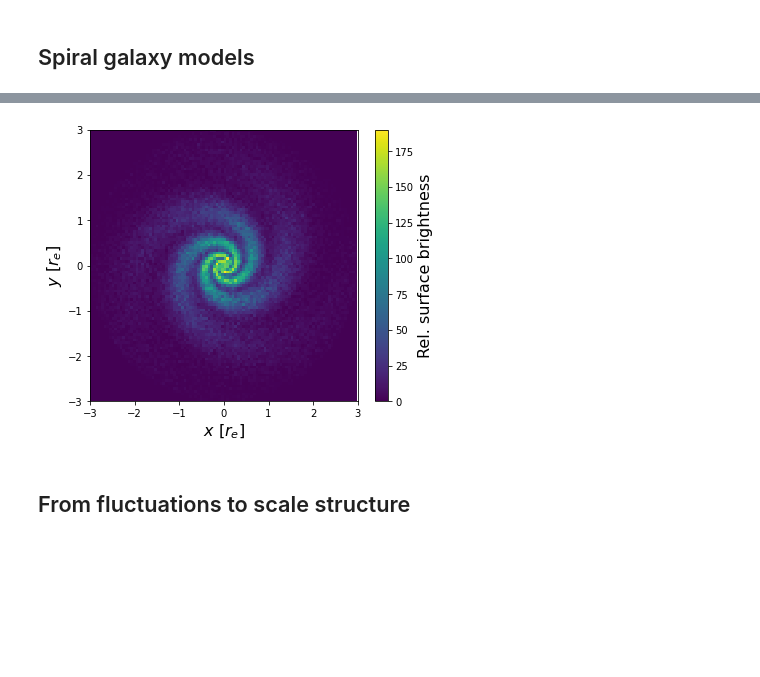
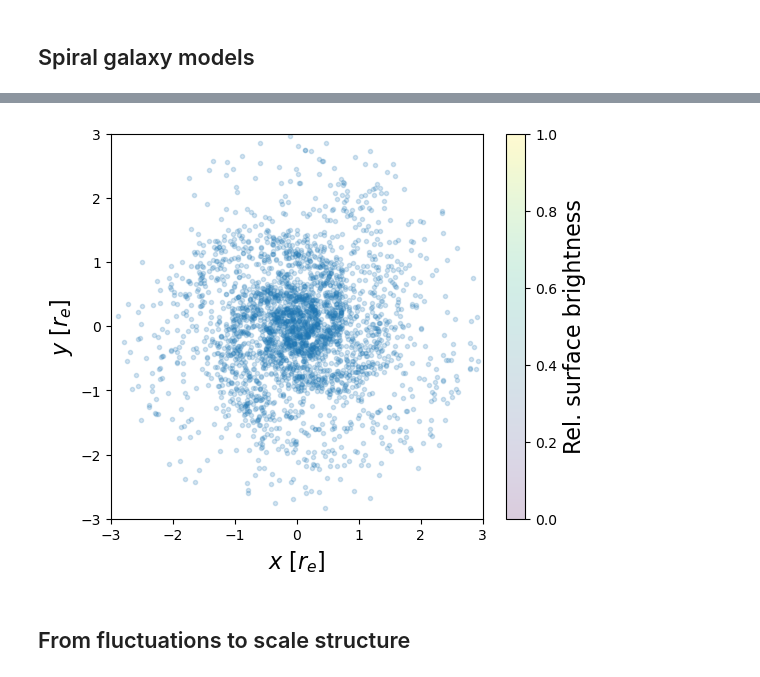
Before and after one commit to ansomax/AMAS_Project, a Jupyter notebook: Data points sampling.ipynb, the cells around one changed output, grey strips where cells are left out. Saved outputs shown, nothing was run; the diff lists cells and outputs as text; code cells hidden in the pictures; blank space fills up the shorter version.

```diff
--- a/Data points sampling.ipynb
+++ b/Data points sampling.ipynb
@@ -53,30 +53,30 @@ plt.colorbar(label='Rel. surface brightness');
 # %%
 #Spiral arm galaxy
 
 n_sersic = 1; re = 2; Ie = 1; rmax = 3*re; Na = 3; w = 0.6; p = 10*np.pi/180
-N = 100000
+N = 3000
 
 #Now both radius and phi dependence
 r = np.random.uniform(0,rmax,5*N)
 phi = np.random.uniform(0,2*np.pi,5*N)
 pr = np.random.uniform(0,np.max(prob_spiral(n_sersic, Ie, re, Na, w, p, r, phi)),5*N)
 
 mask = pr <= prob_spiral(n_sersic, Ie, re, Na, w, p, r, phi)
 r = (r[mask])[:N]
 phi = (phi[mask])[:N]
 
 rx = r*np.cos(phi) / re
 ry = r*np.sin(phi) / re
 
 plt.figure(figsize=(6,5))
 
-plt.hist2d(rx, ry, bins=100)
+plt.scatter(rx, ry, marker='.', alpha=0.2)
 plt.gca().set(xlabel='$x\ [r_e]$', ylabel='$y\ [r_e]$', xlim=(-rmax/re,rmax/re), ylim=(-rmax/re,rmax/re))
 plt.colorbar(label='Rel. surface brightness');
 
 #np.savetxt('spiralarm_galaxy.txt', np.c_[rx, ry], fmt='%.3f')
 # %% [output]
-[figure, old version]
+[figure, new version]
 # %% [markdown]
 ## From fluctuations to scale structure
 # %%
```
Also changed, not shown: parts of 1 cell of this notebook, 1 other file.
